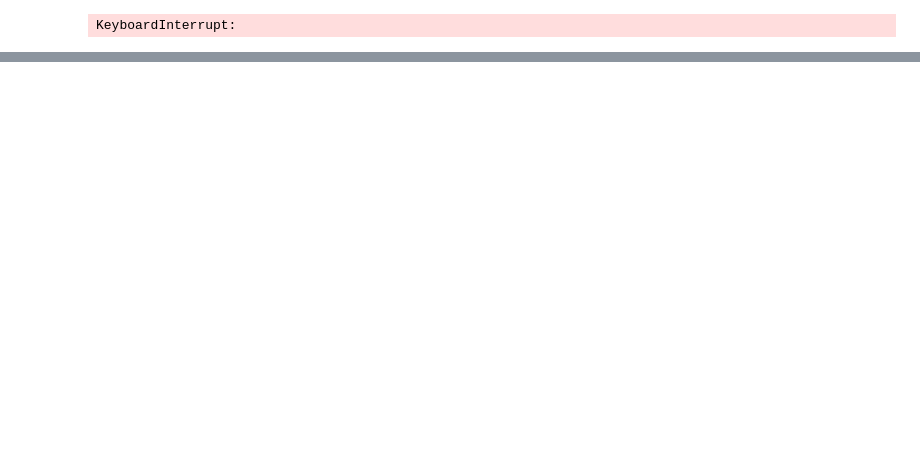
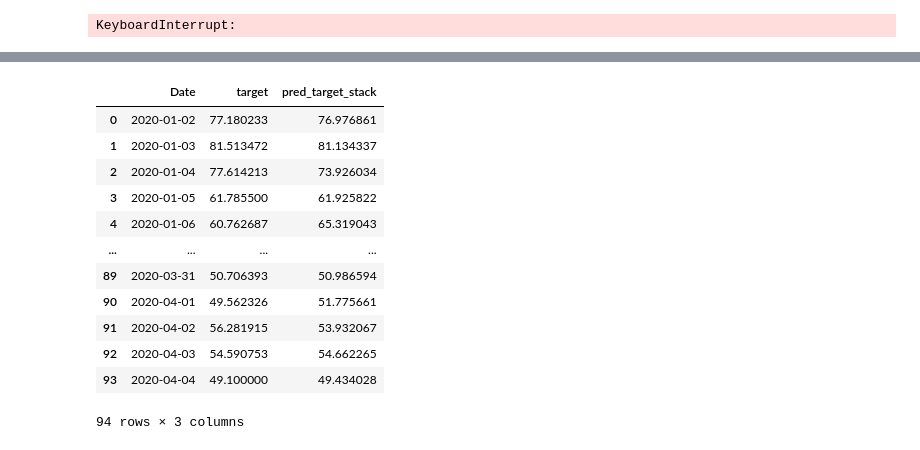
Before and after one commit to karol-pa/Urban_Air_Pollution_Challenge_Group_Work, a Jupyter notebook: Day1.ipynb, the cells around one changed output, grey strips where cells are left out. Cells and saved outputs as stored; diff of their text form; code cells hidden in the pictures; blank space fills up the shorter version.

```diff
--- a/Day1.ipynb
+++ b/Day1.ipynb
@@ -898,0 +846,4 @@ df3.shape
+# %%
+df7.shape
+features=df7[features_standard_scaler + features_knn_standard_scaler + features_knn_only + features_knn_minmax]
+target=df7['target']
@@ -954,0 +952,3 @@ KeyboardInterrupt:
+# %%
+pipeline_model_stack.fit(X_train, y_train)
+pipeline_model_stack.score(X_test, y_test)
@@ -996,0 +1012,4 @@ y_pred = grid_search.predict(X_test)
+# %%
+pd.set_option('display.max_rows',10)
+# %%
+df7['pred_target_stack']=pipeline_model_stack.predict(features)
@@ -996,0 +1070,16 @@ y_pred = grid_search.predict(X_test)
+# %%
+df7.select_dtypes(include=['number', 'datetime64[ns]']).groupby('Date')[['target','pred_target_stack']].mean().reset_index()
+# %% [output]
+|  | Date | target | pred_target_stack |
+| 0 | 2020-01-02 | 77.180233 | 76.976861 |
+| 1 | 2020-01-03 | 81.513472 | 81.134337 |
+| 2 | 2020-01-04 | 77.614213 | 73.926034 |
+| 3 | 2020-01-05 | 61.785500 | 61.925822 |
+| 4 | 2020-01-06 | 60.762687 | 65.319043 |
+| ... | ... | ... | ... |
+| 89 | 2020-03-31 | 50.706393 | 50.986594 |
+| 90 | 2020-04-01 | 49.562326 | 51.775661 |
+| 91 | 2020-04-02 | 56.281915 | 53.932067 |
+| 92 | 2020-04-03 | 54.590753 | 54.662265 |
+| 93 | 2020-04-04 | 49.100000 | 49.434028 |
+94 rows × 3 columns
```
Also changed, not shown: parts of 58 cells of this notebook, 3 other files.
